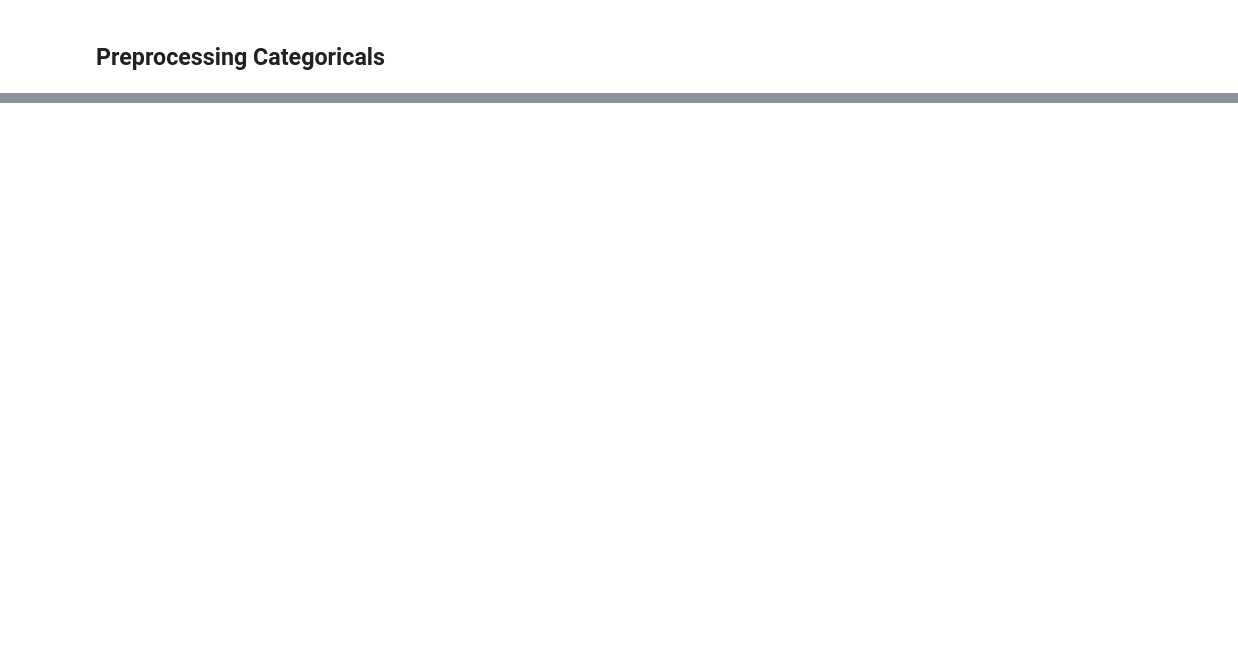
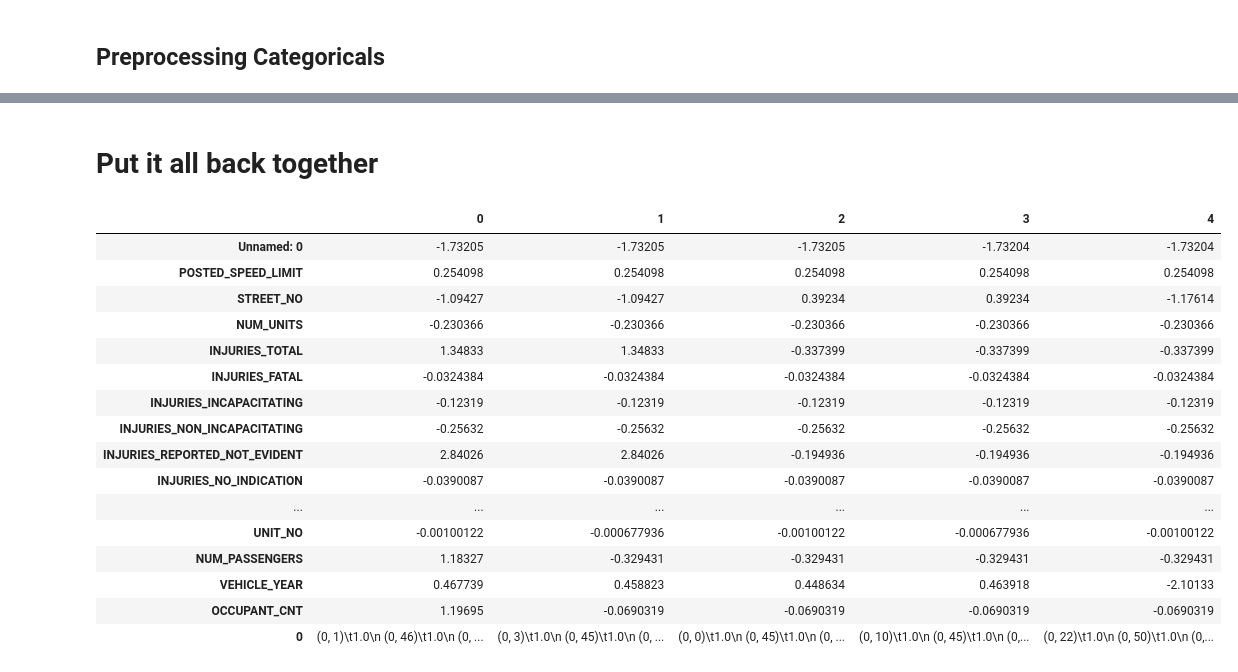
Before and after one commit to Kaewin/project-4, a Jupyter notebook: pipelines.ipynb, the cells around one changed output, grey strips where cells are left out. Drawn from its saved outputs; the diff is of its cells as text; code cells hidden in the pictures; blank space fills up the shorter version.

Commit message:
got up to pipelines, need to branch

```diff
--- a/pipelines.ipynb
+++ b/pipelines.ipynb
@@ -3,8 +16,11 @@
+# %%
+# split df into categorical and numerical
+df_cat = df.select_dtypes(include=['object'])
+df_num = df.select_dtypes(exclude=['object'])
 # %% [markdown]
 ## Preprocessing Numericals
 # %%
 preprocessing_pipeline_num = Pipeline([
-    ('imputer', SimpleImputer(strategy='constant', fill_value=0)),  # Replace missing values with 0
     ('scaler', StandardScaler())  # Scale the features using standardization
 ])
 # %%
@@ -71,0 +66,17 @@ NameError: name 'ordinal_cols' is not defined
+# %%
+# Create the pipeline with OneHotEncoder
+preprocessing_pipeline_categorical = Pipeline(steps=[
+    ('encoder', OneHotEncoder())
+])
+
+# Fit and transform the data
+df_cat_processed = preprocessing_pipeline_categorical.fit_transform(df_cat)
+
+# Convert the transformed data back to a DataFrame
+df_cat_processed = pd.DataFrame(df_cat_processed)
+
+# # Apply one-hot encoding using pandas get_dummies
+# df_cat_processed = pd.get_dummies(df_cat)
+
+# # Print the encoded DataFrame
+# print(df_cat_processed)
@@ -71,0 +99,25 @@ NameError: name 'ordinal_cols' is not defined
+# %% [markdown]
+# Put it all back together
+# %%
+# combine df_cat_processed and df_num_processed
+df_processed = pd.concat([df_num_processed, df_cat_processed], axis=1)
+# %%
+df_processed.head().T
+# %% [output]
+|  | 0 | 1 | 2 | 3 | 4 |
+| Unnamed: 0 | -1.73205 | -1.73205 | -1.73205 | -1.73204 | -1.73204 |
+| POSTED_SPEED_LIMIT | 0.254098 | 0.254098 | 0.254098 | 0.254098 | 0.254098 |
+| STREET_NO | -1.09427 | -1.09427 | 0.39234 | 0.39234 | -1.17614 |
+| NUM_UNITS | -0.230366 | -0.230366 | -0.230366 | -0.230366 | -0.230366 |
+| INJURIES_TOTAL | 1.34833 | 1.34833 | -0.337399 | -0.337399 | -0.337399 |
+| INJURIES_FATAL | -0.0324384 | -0.0324384 | -0.0324384 | -0.0324384 | -0.0324384 |
+| INJURIES_INCAPACITATING | -0.12319 | -0.12319 | -0.12319 | -0.12319 | -0.12319 |
+| INJURIES_NON_INCAPACITATING | -0.25632 | -0.25632 | -0.25632 | -0.25632 | -0.25632 |
+| INJURIES_REPORTED_NOT_EVIDENT | 2.84026 | 2.84026 | -0.194936 | -0.194936 | -0.194936 |
+| INJURIES_NO_INDICATION | -0.0390087 | -0.0390087 | -0.0390087 | -0.0390087 | -0.0390087 |
+| ... | ... | ... | ... | ... | ... |
+| UNIT_NO | -0.00100122 | -0.000677936 | -0.00100122 | -0.000677936 | -0.00100122 |
+| NUM_PASSENGERS | 1.18327 | -0.329431 | -0.329431 | -0.329431 | -0.329431 |
+| VEHICLE_YEAR | 0.467739 | 0.458823 | 0.448634 | 0.463918 | -2.10133 |
+| OCCUPANT_CNT | 1.19695 | -0.0690319 | -0.0690319 | -0.0690319 | -0.0690319 |
+| 0 | (0, 1)\t1.0\n (0, 46)\t1.0\n (0, ... | (0, 3)\t1.0\n (0, 45)\t1.0\n (0, ... | (0, 0)\t1.0\n (0, 45)\t1.0\n (0, ... | (0, 10)\t1.0\n (0, 45)\t1.0\n (0,... | (0, 22)\t1.0\n (0, 50)\t1.0\n (0,... |
```
Also changed, not shown: parts of 10 cells of this notebook.
